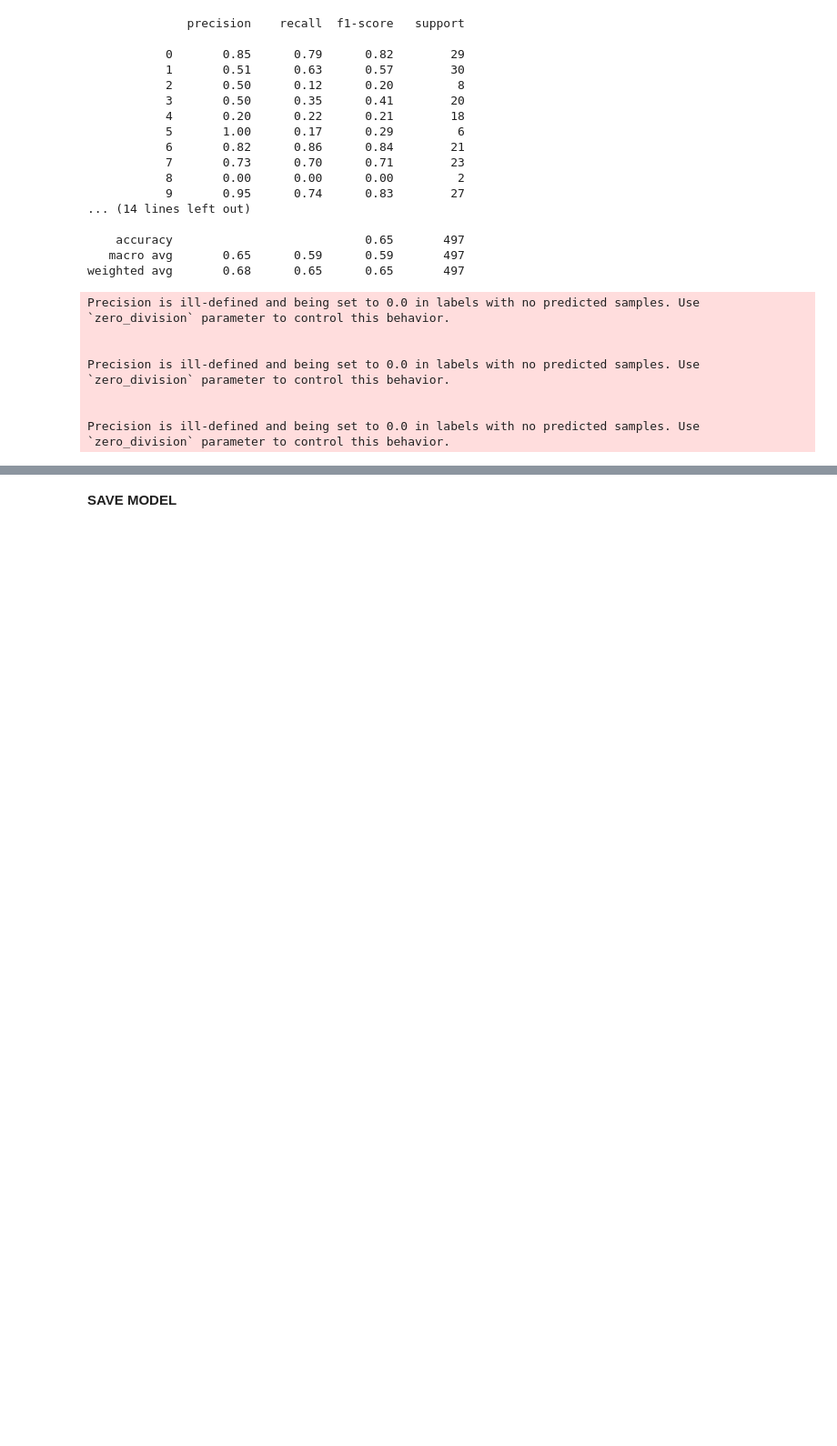
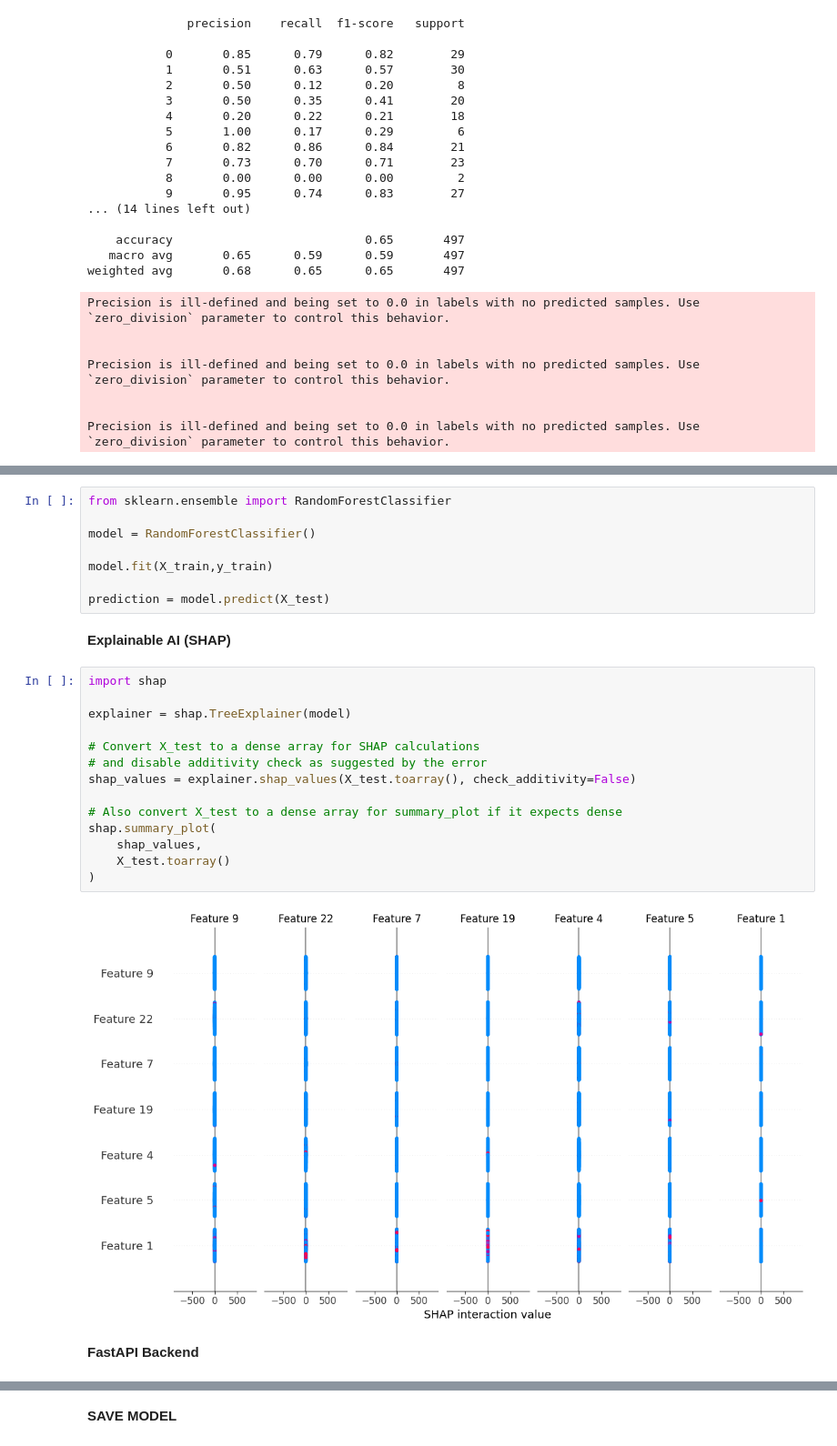
Before and after one commit to jannatul-fredaues/HireMind-AI, a Jupyter notebook: Data Preprocessing/HireMind_AI.ipynb, the cells around one changed output, grey strips where cells are left out. Shown at 91% size. Cells and saved outputs as stored; diff of their text form; blank space fills up the shorter version.

```diff
--- a/Data Preprocessing/HireMind_AI.ipynb
+++ b/Data Preprocessing/HireMind_AI.ipynb
@@ -641,0 +792,28 @@ Precision is ill-defined and being set to 0.0 in labels with no predicted sample
+# %%
+from sklearn.ensemble import RandomForestClassifier
+
+model = RandomForestClassifier()
+
+model.fit(X_train,y_train)
+
+prediction = model.predict(X_test)
+# %% [markdown]
+**Explainable AI (SHAP)**
+# %%
+import shap
+
+explainer = shap.TreeExplainer(model)
+
+# Convert X_test to a dense array for SHAP calculations
+# and disable additivity check as suggested by the error
+shap_values = explainer.shap_values(X_test.toarray(), check_additivity=False)
+
+# Also convert X_test to a dense array for summary_plot if it expects dense
+shap.summary_plot(
+    shap_values,
+    X_test.toarray()
+)
+# %% [output]
+[figure, added]
+# %% [markdown]
+**FastAPI Backend**
```
Also changed, not shown: parts of 33 cells of this notebook.
